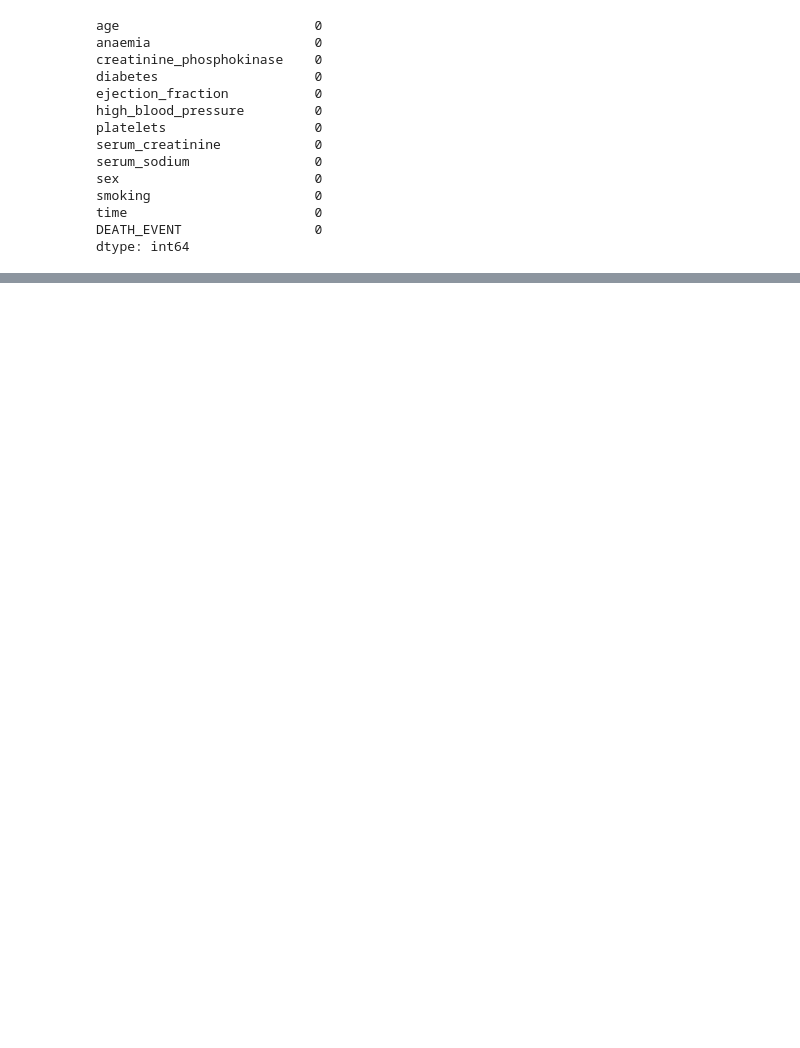
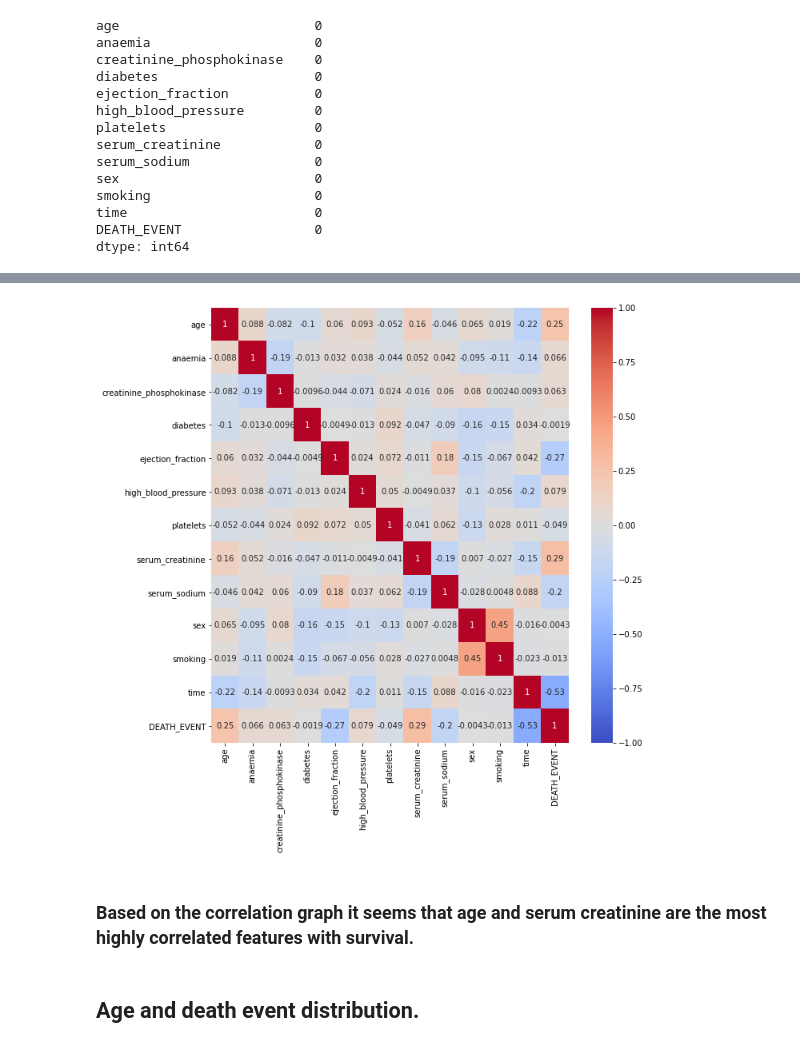
Before and after one commit to JuanD5/Machine-learning-projects, a Jupyter notebook: Prediction projects/Heart Failure Prediction/HFP.ipynb, the cells around one changed output, grey strips where cells are left out. Drawn from its saved outputs; the diff is of its cells as text; code cells hidden in the pictures; blank space fills up the shorter version.

```diff
--- a/Prediction projects/Heart Failure Prediction/HFP.ipynb
+++ b/Prediction projects/Heart Failure Prediction/HFP.ipynb
@@ -116,3 +156,0 @@ sns.countplot(x='DEATH_EVENT',hue = 'sex',data = df,palette='RdBu_r')
-# %%
-sns.set_style('whitegrid')
-sns.countplot(x='DEATH_EVENT',hue = 'diabetes',data = df,palette='RdBu_r')
@@ -124,3 +156,0 @@ sns.countplot(x='DEATH_EVENT',hue = 'diabetes',data = df,palette='RdBu_r')
-# %%
-sns.set_style('whitegrid')
-sns.countplot(x='DEATH_EVENT',hue = 'anaemia',data = df,palette='RdBu_r')
@@ -230,0 +483,9 @@ fig.show()
+# %%
+plt.figure(figsize=(10,10))
+sns.heatmap(df.corr(), vmin=-1, cmap = "coolwarm",annot=True);
+# %% [output]
+[figure, added]
+# %% [markdown]
+### Based on the correlation graph it seems that age and serum creatinine are the most highly correlated features with survival.
+# %% [markdown]
+## **Age and death event distribution**.
```
Also changed, not shown: parts of 110 cells of this notebook, 11 other files.
